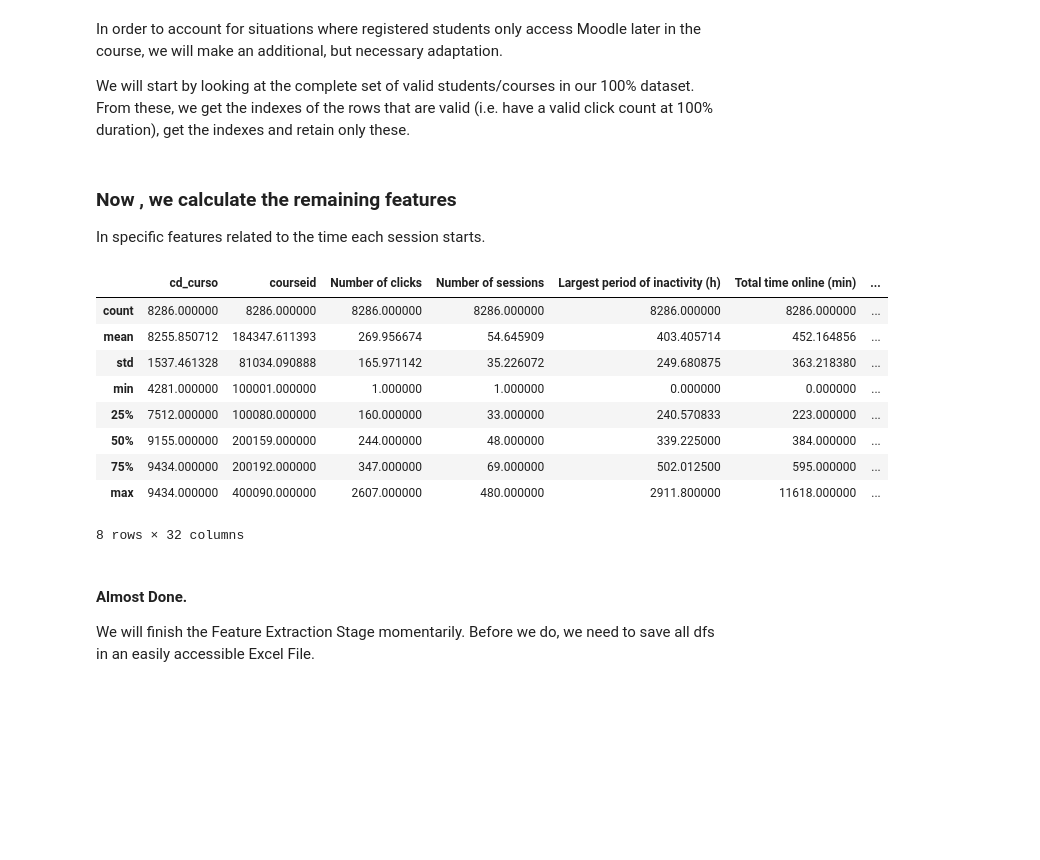
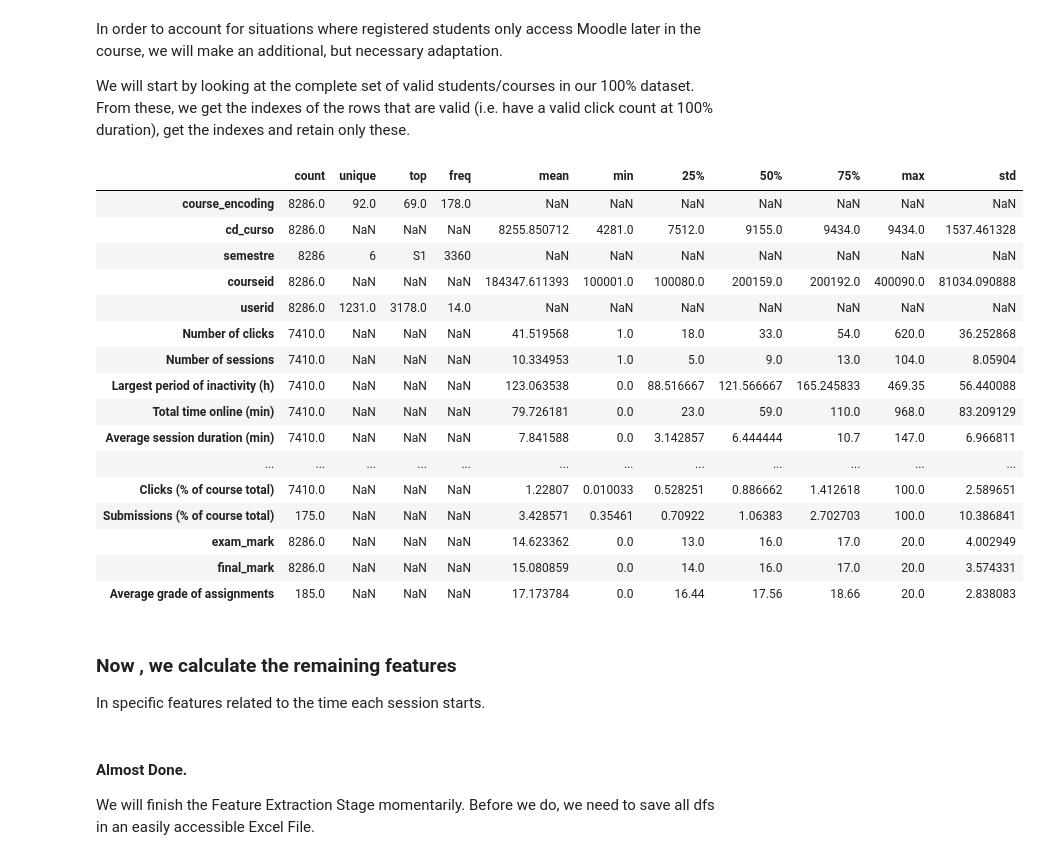
Before and after one commit to RicardoSantos0/timely_accurate_portable, a Jupyter notebook: Notebooks/3.1. Feature Extraction and Feature Engineering - Nova IMS.ipynb, the cells around one changed output. Drawn from its saved outputs; the diff is of its cells as text; code cells hidden in the pictures; blank space fills up the shorter version.

```diff
--- a/Notebooks/3.1. Feature Extraction and Feature Engineering - Nova IMS.ipynb
+++ b/Notebooks/3.1. Feature Extraction and Feature Engineering - Nova IMS.ipynb
@@ -1139,6 +1140,7 @@ for i in tqdm(logs_dict):
         columns_to_check = [
                                'userid',
                                'assignments_assessable_submission', #Number of assignments submitted
+                               'assignments_submission_added', #second category of submissions
                                'turnitintooltwo_add_submission', # turnitin submissions
                                'resource_course_module_viewed', #resource views,
                                'assignments_submission_form_viewed', #view assignment
@@ -1147,27 +1149,30 @@ for i in tqdm(logs_dict):
                                'quiz_attempts_attempt_started', #quizzes started
                                'forum_discussion_added', #forum discussions posted
                                'forum_post_added',
+                               'folder_all_files_downloaded', #files downloaded
                                 ]
 
         # We reindex pivot to contain all columns we intend to have, even if they are note present
         pivot = pivot.reindex(columns = columns_to_check)
 
         #adding columns that refer to the same things - asssignments
-        pivot['Assignments submitted'] = pivot['assignments_assessable_submission'] + pivot['turnitintooltwo_add_submission']
+        pivot['Assignments submitted'] = pivot.loc[:,['assignments_assessable_submission','turnitintooltwo_add_submission', 'assignments_submission_added']].sum(axis=1, min_count=1)
 
         #assignment views
-        pivot['Assignments viewed'] = pivot['assignments_submission_form_viewed'] + pivot['assignments_submission_status_viewed']
+        pivot['Assignments viewed'] = pivot.loc[:,['assignments_submission_form_viewed','assignments_submission_status_viewed']].sum(axis=1, min_count=1)
 
         #forum posts - discussions or posts added
-        pivot['Forum posts'] = pivot['forum_discussion_added'] + pivot['forum_post_added']
+        pivot['Forum posts'] = pivot.loc[:,['forum_discussion_added', 'forum_post_added']].sum(axis=1, min_count=1)
 
         #drop columns unnecessary columns and rename others
         pivot = pivot.rename(columns = {
                                             'forum_discussion_viewed' : 'Discussions viewed',
                                             'resource_course_module_viewed' : 'Resources viewed',
                                             'quiz_attempts_attempt_started' : 'Quizzes started',
+                                            'folder_all_files_downloaded' : 'Files downloaded',
                                            }).drop(['assignments_assessable_submission',
                                                     'turnitintooltwo_add_submission',
+                                                    'assignments_submission_added',
                                                     'assignments_submission_form_viewed',
                                                     'assignments_submission_status_viewed',
                                                     'forum_discussion_added',
@@ -1182,15 +1187,15 @@ for i in tqdm(logs_dict):
         #now, we filter the pivot table to only keep the features that we are interested in - specifically, the counts
         pivot_1 = pivot_1.filter([
                                'userid',
-                               'forum'
-                                'url' #links viewed
+                               'forum',
+                                'url', #links viewed
                                 'folder', #Folders viewed
                                 'course',
                                 ],
-                               ).rename(columns = {'forum' : 'Clicks on Forum',
+                               ).rename(columns = {'forum' : 'Clicks on forum',
                                                    'url' : 'Links viewed',
                                                    'folder' : 'Clicks on folder',
-                                                   'course' : 'Clicks on Course',
+                                                   'course' : 'Clicks on course',
                                                   })
 
 
@@ -1204,7 +1209,6 @@ for i in tqdm(logs_dict):
 
         #merging the timestamp that marks the start of the first 5 sessions
         session_features = pd.merge(session_features, start_of_sessions, on = 'userid')
-
 
         #we finish this section by wrapping everything together
         general_features = pd.merge(general_features, session_features, on = 'userid', how = 'inner')
@@ -1288,6 +1292,26 @@ for i in tqdm(list(logs_dict.keys())[:-1]):
     #Convert timedelta format to numbered format - minutes
     logs_dict[i]['Total time online (min)'], logs_dict[i]['Average session duration (min)'] = logs_dict[i]['Total time online (min)'].dt.total_seconds() / 60, logs_dict[i]['Average session duration (min)'].dt.total_seconds() / 60
     logs_dict[i]['Largest period of inactivity (h)'] = logs_dict[i]['Largest period of inactivity (h)'].dt.total_seconds() // 60 / 60
+# %%
+logs_dict['Date_threshold_10'].describe(include = 'all', datetime_is_numeric = True).T
+# %% [output]
+|  | count | unique | top | freq | mean | min | 25% | 50% | 75% | max | std |
+| course_encoding | 8286.0 | 92.0 | 69.0 | 178.0 | NaN | NaN | NaN | NaN | NaN | NaN | NaN |
+| cd_curso | 8286.0 | NaN | NaN | NaN | 8255.850712 | 4281.0 | 7512.0 | 9155.0 | 9434.0 | 9434.0 | 1537.461328 |
+| semestre | 8286 | 6 | S1 | 3360 | NaN | NaN | NaN | NaN | NaN | NaN | NaN |
+| courseid | 8286.0 | NaN | NaN | NaN | 184347.611393 | 100001.0 | 100080.0 | 200159.0 | 200192.0 | 400090.0 | 81034.090888 |
+| userid | 8286.0 | 1231.0 | 3178.0 | 14.0 | NaN | NaN | NaN | NaN | NaN | NaN | NaN |
+| Number of clicks | 7410.0 | NaN | NaN | NaN | 41.519568 | 1.0 | 18.0 | 33.0 | 54.0 | 620.0 | 36.252868 |
+| Number of sessions | 7410.0 | NaN | NaN | NaN | 10.334953 | 1.0 | 5.0 | 9.0 | 13.0 | 104.0 | 8.05904 |
+| Largest period of inactivity (h) | 7410.0 | NaN | NaN | NaN | 123.063538 | 0.0 | 88.516667 | 121.566667 | 165.245833 | 469.35 | 56.440088 |
+| Total time online (min) | 7410.0 | NaN | NaN | NaN | 79.726181 | 0.0 | 23.0 | 59.0 | 110.0 | 968.0 | 83.209129 |
+| Average session duration (min) | 7410.0 | NaN | NaN | NaN | 7.841588 | 0.0 | 3.142857 | 6.444444 | 10.7 | 147.0 | 6.966811 |
+| ... | ... | ... | ... | ... | ... | ... | ... | ... | ... | ... | ... |
+| Clicks (% of course total) | 7410.0 | NaN | NaN | NaN | 1.22807 | 0.010033 | 0.528251 | 0.886662 | 1.412618 | 100.0 | 2.589651 |
+| Submissions (% of course total) | 175.0 | NaN | NaN | NaN | 3.428571 | 0.35461 | 0.70922 | 1.06383 | 2.702703 | 100.0 | 10.386841 |
+| exam_mark | 8286.0 | NaN | NaN | NaN | 14.623362 | 0.0 | 13.0 | 16.0 | 17.0 | 20.0 | 4.002949 |
+| final_mark | 8286.0 | NaN | NaN | NaN | 15.080859 | 0.0 | 14.0 | 16.0 | 17.0 | 20.0 | 3.574331 |
+| Average grade of assignments | 185.0 | NaN | NaN | NaN | 17.173784 | 0.0 | 16.44 | 17.56 | 18.66 | 20.0 | 2.838083 |
 # %% [markdown]
 ### Now , we calculate the remaining features
 
@@ -1304,16 +1330,3 @@ logs_dict[i].drop(['Start Date', 'End Date', f'{i}', 'Week before start'], axis
-# %%
-logs_dict['Date_threshold_100'].describe()
-# %% [output]
-|  | cd_curso | courseid | Number of clicks | Number of sessions | Largest period of inactivity (h) | Total time online (min) | ... |
-| count | 8286.000000 | 8286.000000 | 8286.000000 | 8286.000000 | 8286.000000 | 8286.000000 | ... |
-| mean | 8255.850712 | 184347.611393 | 269.956674 | 54.645909 | 403.405714 | 452.164856 | ... |
-| std | 1537.461328 | 81034.090888 | 165.971142 | 35.226072 | 249.680875 | 363.218380 | ... |
-| min | 4281.000000 | 100001.000000 | 1.000000 | 1.000000 | 0.000000 | 0.000000 | ... |
-| 25% | 7512.000000 | 100080.000000 | 160.000000 | 33.000000 | 240.570833 | 223.000000 | ... |
-| 50% | 9155.000000 | 200159.000000 | 244.000000 | 48.000000 | 339.225000 | 384.000000 | ... |
-| 75% | 9434.000000 | 200192.000000 | 347.000000 | 69.000000 | 502.012500 | 595.000000 | ... |
-| max | 9434.000000 | 400090.000000 | 2607.000000 | 480.000000 | 2911.800000 | 11618.000000 | ... |
-8 rows × 32 columns
 # %% [markdown]
 #### Almost Done.
 
```
Also changed, not shown: parts of 2 cells of this notebook, 6 other files.
